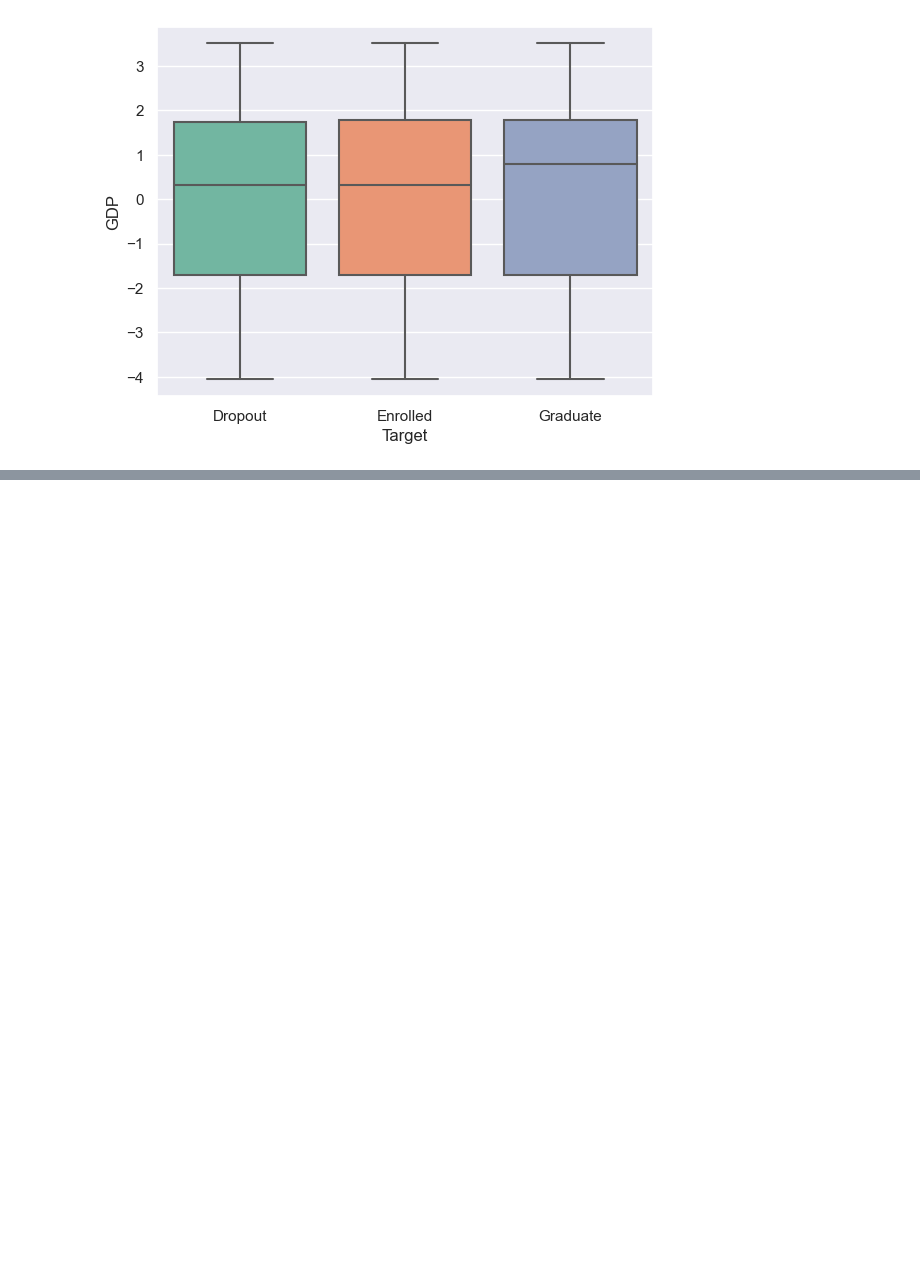
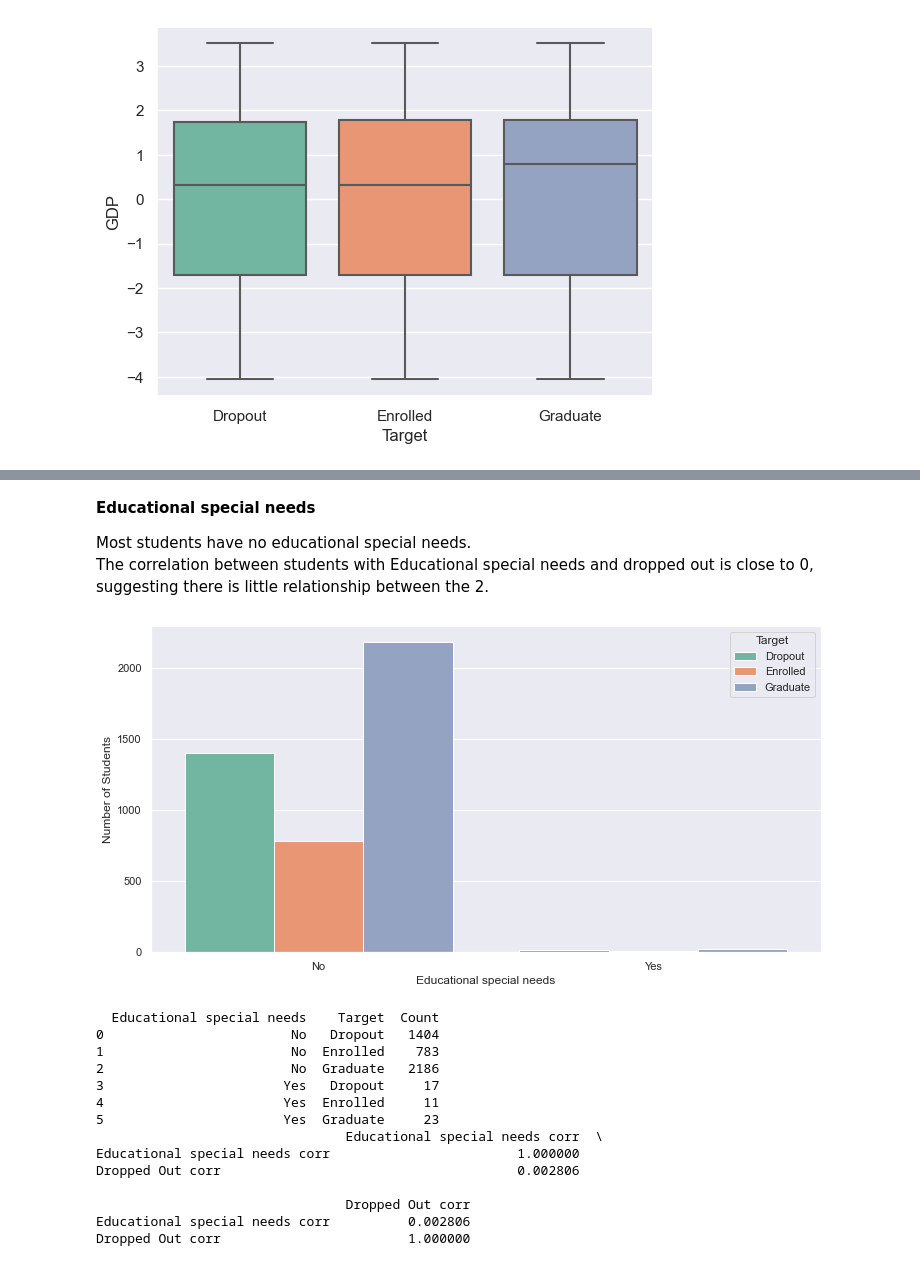
Before and after one commit to yewkiang123/SC1015-Project, a Jupyter notebook: Exploratory Data Analysis.ipynb, the cells around one changed output, grey strips where cells are left out. Drawn from its saved outputs; the diff is of its cells as text; code cells hidden in the pictures; blank space fills up the shorter version.

```diff
--- a/Exploratory Data Analysis.ipynb
+++ b/Exploratory Data Analysis.ipynb
@@ -590,0 +603,39 @@ sb.boxplot(x = "Target", y = "GDP", data = df, order = median.index)
+# %% [markdown]
+**Educational special needs**<br>
+
+Most students have no educational special needs. <br>
+The correlation between students with Educational special needs and dropped out is close to 0, suggesting there is little
+relationship between the 2.
+# %%
+plt.figure(figsize = (12, 6))
+sb.countplot(data = df, x = 'Educational special needs', hue = 'Target', hue_order = ['Dropout', 'Enrolled', 'Graduate'])
+
+plt.xticks(ticks = [0, 1], labels = ['No', 'Yes'])
+plt.ylabel('Number of Students')
+plt.show()
+
+df['Educational special needs'] = df['Educational special needs'].replace({0: 'No', 1: 'Yes'})
+ESN_counts = df.groupby(['Educational special needs', 'Target']).size().reset_index(name='Count')
+print(ESN_counts)
+
+df['Educational special needs corr'] = df['Educational special needs'].apply(lambda x: 1 if x == 'Yes' else 0)
+df['Dropped Out corr'] = df['Target'].apply(lambda x: 1 if x == 'Dropout' else 0)
+
+corr = df[['Educational special needs corr', 'Dropped Out corr']].corr()
+print(corr)
+# %% [output]
+[figure, added]
+  Educational special needs    Target  Count
+0                        No   Dropout   1404
+1                        No  Enrolled    783
+2                        No  Graduate   2186
+3                       Yes   Dropout     17
+4                       Yes  Enrolled     11
+5                       Yes  Graduate     23
+                                Educational special needs corr  \
+Educational special needs corr                        1.000000
+Dropped Out corr                                      0.002806
+
+                                Dropped Out corr
+Educational special needs corr          0.002806
+Dropped Out corr                        1.000000
```
Also changed, not shown: parts of 17 cells of this notebook.
